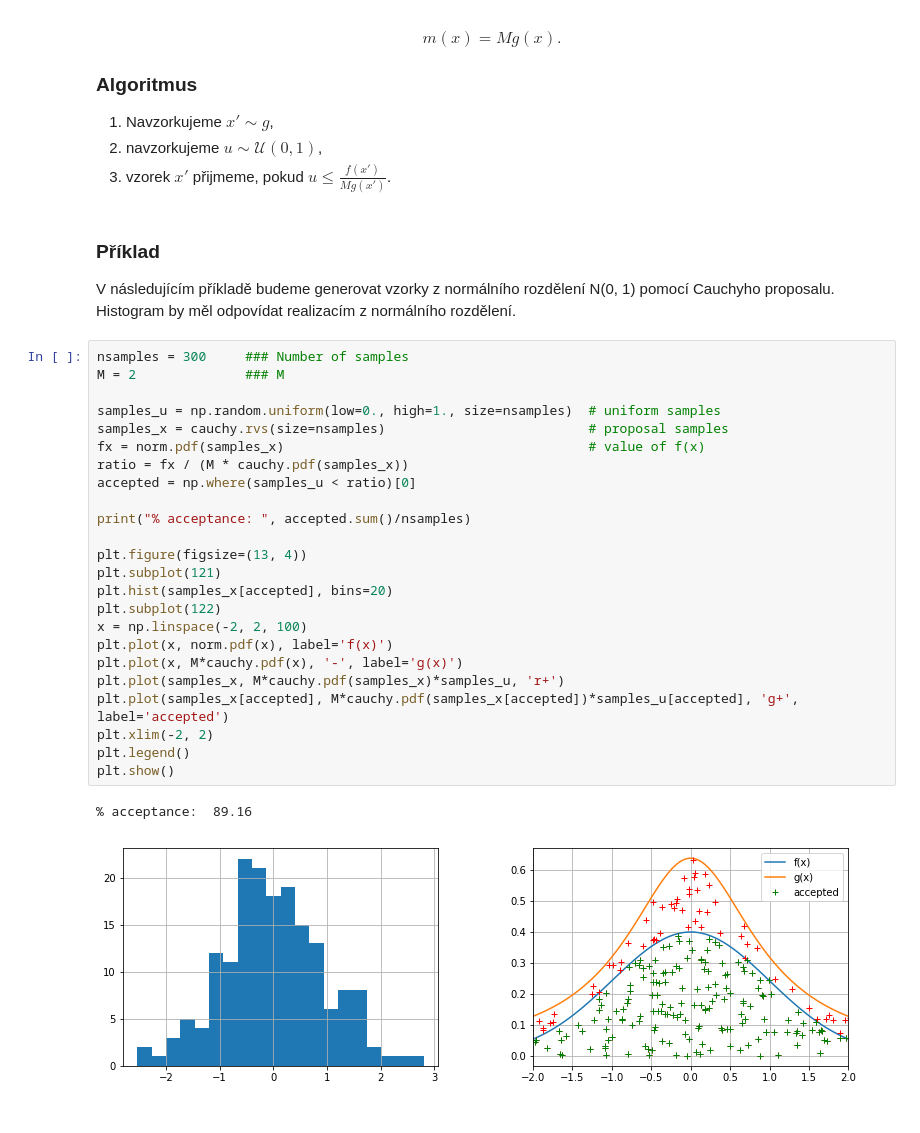
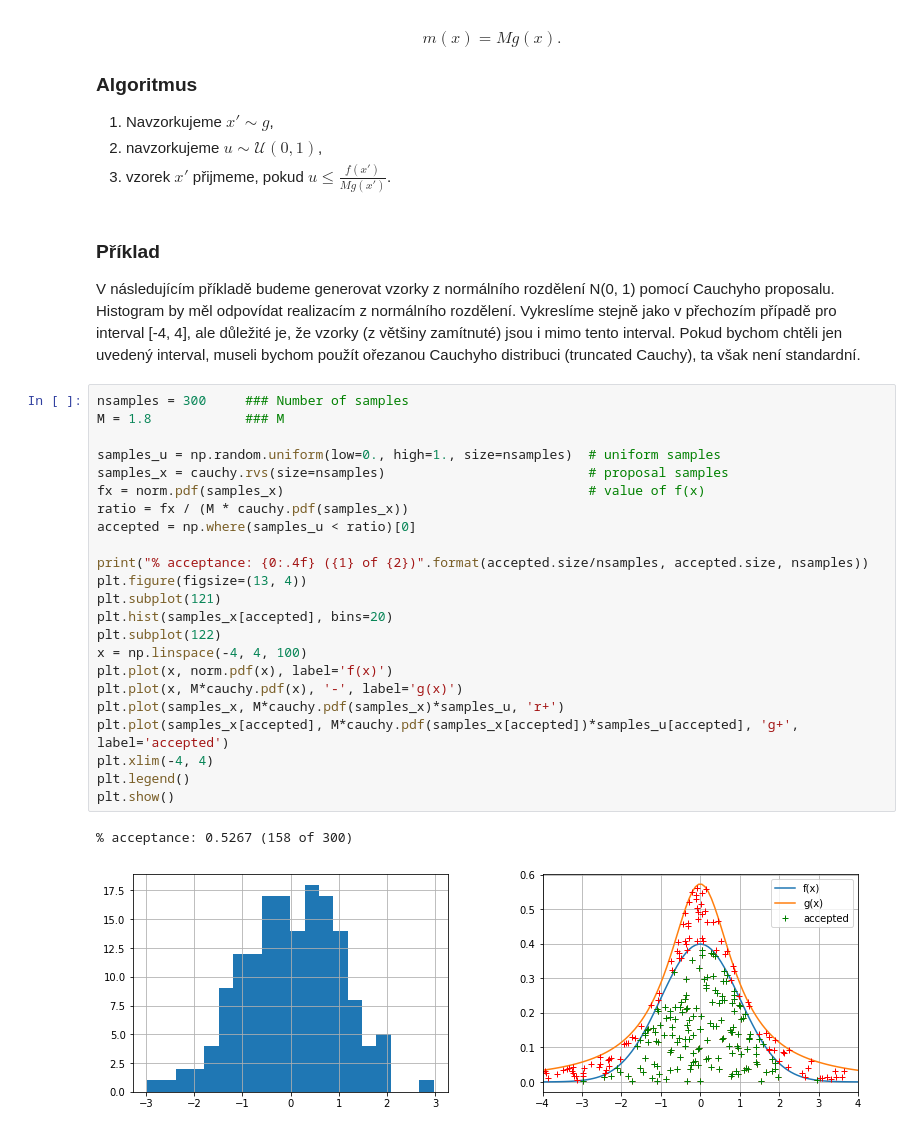
Before and after one commit to TaIos/bml, a Jupyter notebook: prednasky/9_prednaska.ipynb, the cells around one changed output. Drawn from its saved outputs; the diff is of its cells as text.

```diff
--- a/prednasky/9_prednaska.ipynb
+++ b/prednasky/9_prednaska.ipynb
@@ -198,34 +205,33 @@ $$
 # %% [markdown]
 ### Příklad
 
-V následujícím příkladě budeme generovat vzorky z normálního rozdělení N(0, 1) pomocí Cauchyho proposalu. Histogram by měl odpovídat realizacím z normálního rozdělení.
+V následujícím příkladě budeme generovat vzorky z normálního rozdělení N(0, 1) pomocí Cauchyho proposalu. Histogram by měl odpovídat realizacím z normálního rozdělení. Vykreslíme stejně jako v přechozím případě pro interval [-4, 4], ale důležité je, že vzorky (z většiny zamítnuté) jsou i mimo tento interval. Pokud bychom chtěli jen uvedený interval, museli bychom použít ořezanou Cauchyho distribuci (truncated Cauchy), ta však není standardní.
 # %%
 nsamples = 300     ### Number of samples
-M = 2              ### M
+M = 1.8            ### M
 
 samples_u = np.random.uniform(low=0., high=1., size=nsamples)  # uniform samples
 samples_x = cauchy.rvs(size=nsamples)                          # proposal samples
 fx = norm.pdf(samples_x)                                       # value of f(x)
 ratio = fx / (M * cauchy.pdf(samples_x))
 accepted = np.where(samples_u < ratio)[0]
 
-print("% acceptance: ", accepted.sum()/nsamples)
-
+print("% acceptance: {0:.4f} ({1} of {2})".format(accepted.size/nsamples, accepted.size, nsamples))
 plt.figure(figsize=(13, 4))
 plt.subplot(121)
 plt.hist(samples_x[accepted], bins=20)
 plt.subplot(122)
-x = np.linspace(-2, 2, 100)
+x = np.linspace(-4, 4, 100)
 plt.plot(x, norm.pdf(x), label='f(x)')
 plt.plot(x, M*cauchy.pdf(x), '-', label='g(x)')
 plt.plot(samples_x, M*cauchy.pdf(samples_x)*samples_u, 'r+')
 plt.plot(samples_x[accepted], M*cauchy.pdf(samples_x[accepted])*samples_u[accepted], 'g+', label='accepted')
-plt.xlim(-2, 2)
+plt.xlim(-4, 4)
 plt.legend()
 plt.show()
 # %% [output]
-% acceptance:  89.16
+% acceptance: 0.5267 (158 of 300)
-[figure, old version]
+[figure, new version]
 # %% [markdown]
 Lze snadno ukázat, že pravděpodobnost přijetí vzorku je $1/M$, proto čím blíže je $M$ k vzorkované hustotě, tím vyšší četnost přijatých vzorků.
 
```
Also changed, not shown: parts of 19 cells of this notebook, 1 other file.
